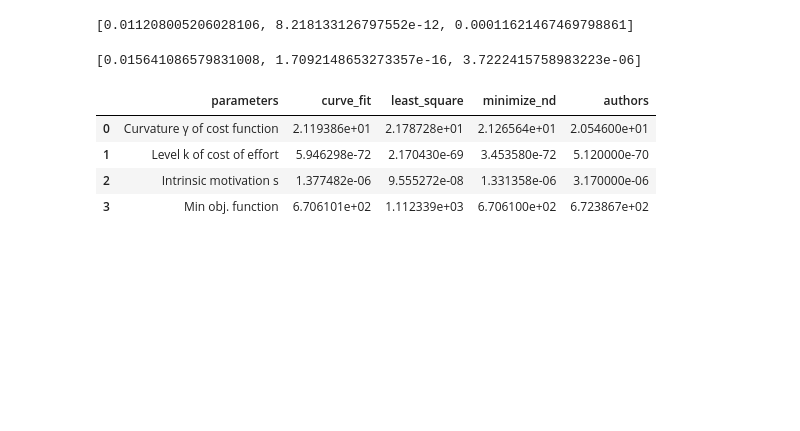
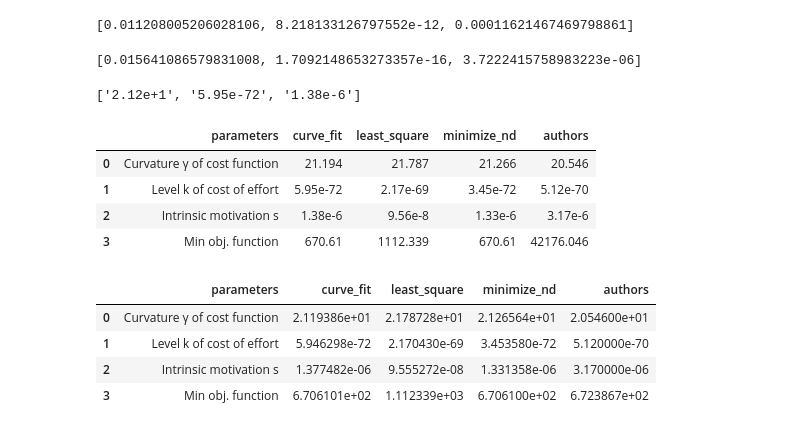
Before and after one commit to YH-Chen1225/EPP_Final, a Jupyter notebook: EPP_P.ipynb, the cells around one changed output. Drawn from its saved outputs; the diff is of its cells as text; code cells hidden in the pictures; blank space fills up the shorter version.

```diff
--- a/EPP_P.ipynb
+++ b/EPP_P.ipynb
@@ -68,6 +68,7 @@ df['dummy1'] = (df['treatment'].isin(['1.1', '1.2','1.3'])).astype(int)# isin ca
 
 st_values_exp = [0.015645717, 1.69443, 3.69198]#gamma_init_exp, k_init_exp, s_init_exp
 st_values_power = [19.8117987, 1.66306e-10, 7.74996]#gamma_init_power, k_init_power, s_init_power
+bp52_aut = [20.546,5.12e-70,3.17e-06]
 # %%
 def opt_param(effort, k_scaler, s_scaler, st_values,type):
     def benchmark(pay100, g, k, s):
@@ -106,4 +137,4 @@ para
 # %%
-bp52 = opt_param(effort = "logbuttonpresses_nearest_100",k_scaler = 1e+57, s_scaler= 1e+6,st_values = st_values_power,type = "power")
-p_para = [i/j for i,j in zip(bp52[0] ,p_scal)]
-se_p_para = [i/j for i,j in zip(bp52[1] ,p_scal)]
+bp52,sp52,sse,sse_aut = opt_param(effort = "logbuttonpresses_nearest_100",k_scaler = 1e+57, s_scaler= 1e+6,st_values = st_values_power,type = "power")
+#p_para = [i/j for i,j in zip(bp52[0] ,p_scal)]
+#se_p_para = [i/j for i,j in zip(bp52[1] ,p_scal)]
@@ -150,6 +181,7 @@ def other_opi(effort, k_scaler,s_scaler,type,opt_type,st_values):
         else:
             f_x = np.sum(0.5*((-1/g * np.log(check1) +1/g * np.log(check2))-buttonpresses)**2)
         return f_x
+    sol_result = [0]*3
     if opt_type == "ls":#least squared
         sol = opt.least_squares(benchmark_other,
                         x0 = st_values,
@@ -157,14 +189,33 @@ def other_opi(effort, k_scaler,s_scaler,type,opt_type,st_values):
                         ftol=1e-15,
                         gtol=1e-15,
                         method='lm')
-        sse = (2*benchmark_other(sol.x)).sum()
-        return sol.x,sse
+        sse = np.round((2*benchmark_other(sol.x)).sum(),3)
+        solo = [i/j for i,j in zip(sol.x,[1,k_scaler,s_scaler])]
+        for i in range(0,3):
+            if i==0:
+                sol_result[i] = round(solo[i],3)
+            else:
+                sol_result[i] = '{0:.2e}'.format(Decimal(solo[i]))
+        #soloo = np.round([*solo],4)
+        #se = [i/j for i,j in zip(se,[1,k_scaler,s_scaler])]
+        #return sol.x,sse
+        return sol_result,sse
+
     elif opt_type == "mini":
         sol = opt.minimize(benchmark_other,
                        x0 = st_values,
                        method='Nelder-Mead',
                        options={'maxiter': 2500})
-        sse = 2*benchmark_other(sol.x)
-        return sol.x ,sse
+        solo = [i/j for i,j in zip(sol.x,[1,k_scaler,s_scaler])]
+        #se = [i/j for i,j in zip(se,[1,k_scaler,s_scaler])]
+        #sse = 2*benchmark_other(sol.x)
+        sse = np.round((2*benchmark_other(sol.x)),3)
+        for i in range(0,3):
+            if i==0:
+                sol_result[i] = round(solo[i],3)
+            else:
+                sol_result[i] = '{0:.2e}'.format(Decimal(solo[i]))
+        #return sol.x ,sse
+        return sol_result,sse
 # %%
 bp52_least_squaree = other_opi("logbuttonpresses_nearest_100",k_scaler = 1e+57, s_scaler= 1e+6,type="power",opt_type="ls",st_values = st_values_power)
@@ -192,14 +243,26 @@ be52_opt = [i/j for i,j in zip(be52_optt[0],scal)]
 be52_opt
 # %% [output]
 [0.015641086579831008, 1.7092148653273357e-16, 3.7222415758983223e-06]
+# %%
+bp52
+# %% [output]
+['2.12e+1', '5.95e-72', '1.38e-6']
 # %%
 from IPython.display import display
 pn = ["Curvature γ of cost function","Level k of cost of effort", "Intrinsic motivation s","Min obj. function"]
 bp52_aut = [20.546,5.12e-70,3.17e-06]
-r1 = pd.DataFrame({'parameters':pn,'curve_fit':[*p_para,bp52[2]],
-                   'least_square':[*bp52_least_square,bp52_least_squaree[1]],
-                   'minimize_nd':[*bp52_opt,bp52_optt[1]],
-                   'authors':[*bp52_aut,bp52[3]]})
+r1 = pd.DataFrame({'parameters':pn,'curve_fit':[*bp52,sse],
+                   'least_square':[*bp52_least_squaree[0],bp52_least_squaree[1]],
+                   'minimize_nd':[*bp52_optt[0],bp52_optt[1]],
+                   'authors':[*aut,sse_aut]})
+# %%
+display(r1)
+# %% [output]
+|  | parameters | curve_fit | least_square | minimize_nd | authors |
+| 0 | Curvature γ of cost function | 21.194 | 21.787 | 21.266 | 20.546 |
+| 1 | Level k of cost of effort | 5.95e-72 | 2.17e-69 | 3.45e-72 | 5.12e-70 |
+| 2 | Intrinsic motivation s | 1.38e-6 | 9.56e-8 | 1.33e-6 | 3.17e-6 |
+| 3 | Min obj. function | 670.61 | 1112.339 | 670.61 | 42176.046 |
 # %%
 display(r1)# This is the outcome of power cost of effort from original code
 # %% [output]
```
Also changed, not shown: parts of 26 cells of this notebook, 1 other file.
